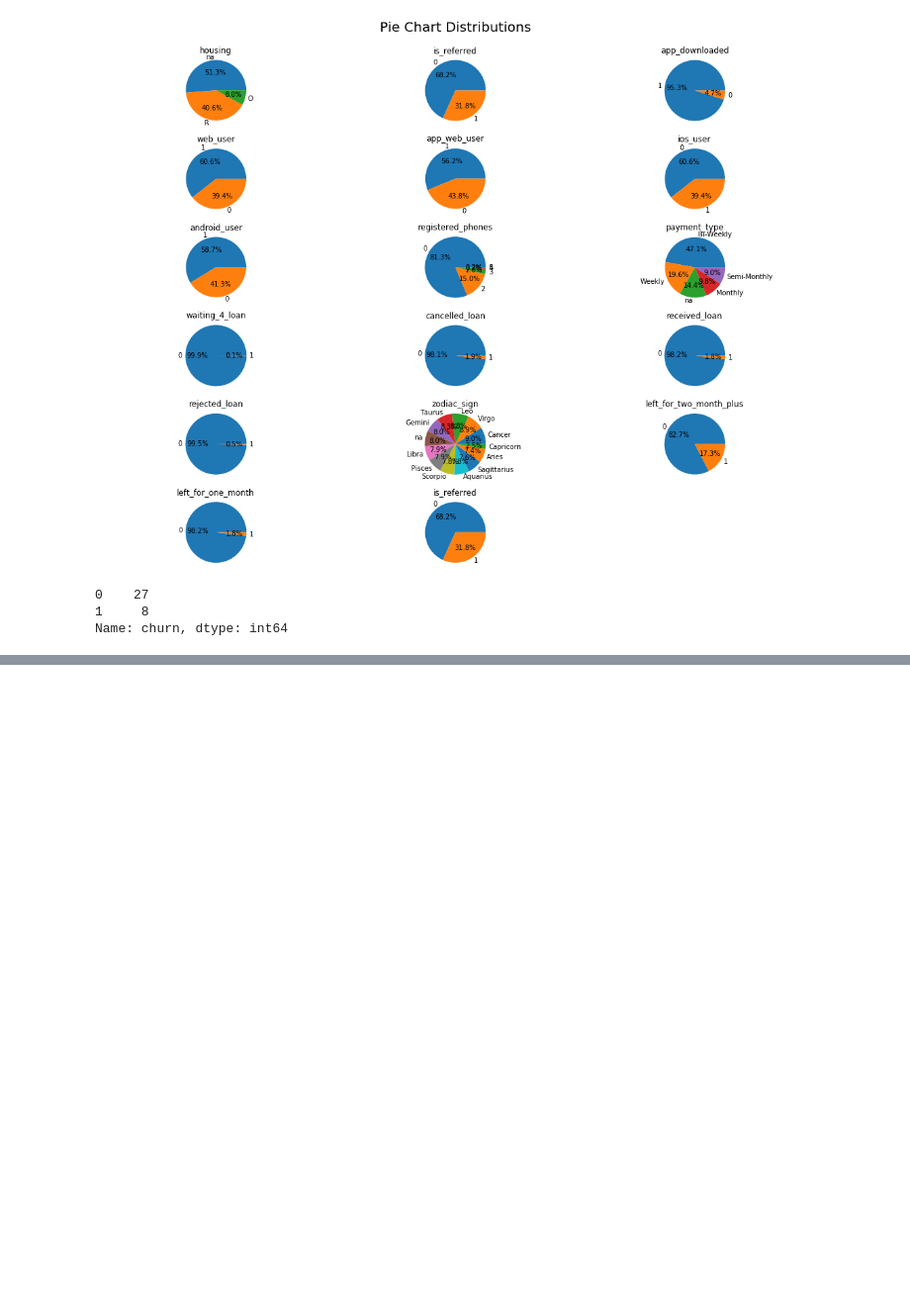
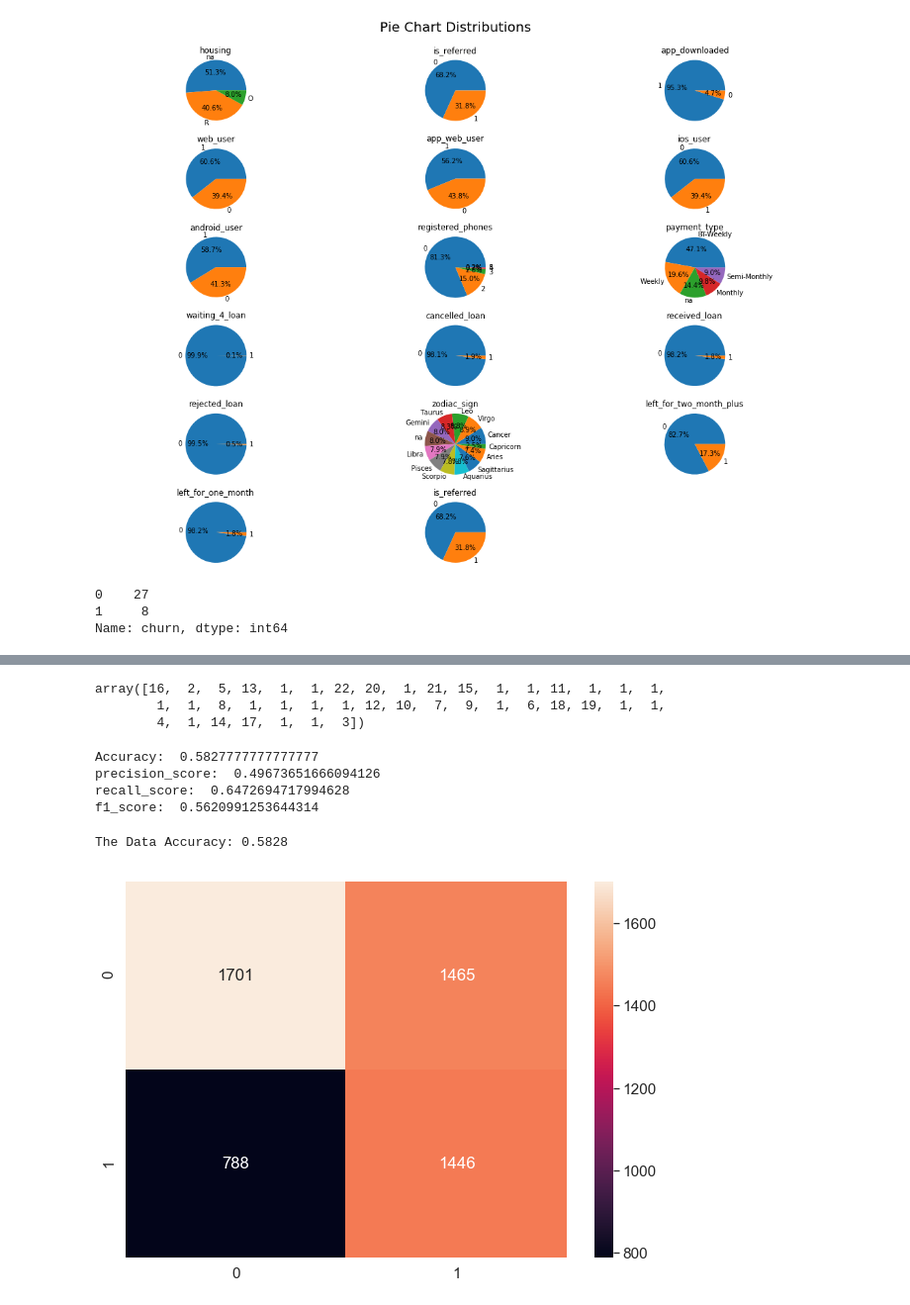
Before and after one commit to VladPv4/ml_cases, a Jupyter notebook: 4.Churn.ipynb, the cells around one changed output, grey strips where cells are left out. Shown at 99% size. Saved outputs shown, nothing was run; the diff lists cells and outputs as text; code cells hidden in the pictures; blank space fills up the shorter version.

```diff
--- a/4.Churn.ipynb
+++ b/4.Churn.ipynb
@@ -176,0 +390,3 @@ Name: churn, dtype: int64
+# %%
+rfe = RFE(classifier, 20)
+rfe = rfe.fit(X_train, y_train)
@@ -176,0 +410,33 @@ Name: churn, dtype: int64
+# %%
+rfe.ranking_
+# %% [output]
+array([16,  2,  5, 13,  1,  1, 22, 20,  1, 21, 15,  1,  1, 11,  1,  1,  1,
+        1,  1,  8,  1,  1,  1,  1, 12, 10,  7,  9,  1,  6, 18, 19,  1,  1,
+        4,  1, 14, 17,  1,  1,  3])
+# %%
+#Train model with RFE
+classifier2 = LogisticRegression(random_state=0)
+classifier2.fit(X_train[X_train.columns[rfe.support_]], y_train)
+y_pred = classifier2.predict(X_test[X_test.columns[rfe.support_]])
+
+
+cm = confusion_matrix(y_test, y_pred)
+print('Accuracy: ', accuracy_score(y_test, y_pred))
+print('precision_score: ',precision_score(y_test, y_pred))
+print('recall_score: ', recall_score(y_test, y_pred))
+print('f1_score: ',f1_score(y_test, y_pred))
+# %% [output]
+Accuracy:  0.5827777777777777
+precision_score:  0.49673651666094126
+recall_score:  0.6472694717994628
+f1_score:  0.5620991253644314
+# %%
+#Confusion Matrix
+df_cm = pd.DataFrame(cm, index=(0,1), columns=(0,1))
+plt.figure(figsize = (10,7))
+sns.set(font_scale=1.4)
+sns.heatmap(df_cm, annot=True, fmt='g')
+print('The Data Accuracy: %0.4f' %accuracy_score(y_test, y_pred))
+# %% [output]
+The Data Accuracy: 0.5828
+[figure, added]
```
Also changed, not shown: parts of 34 cells of this notebook.
